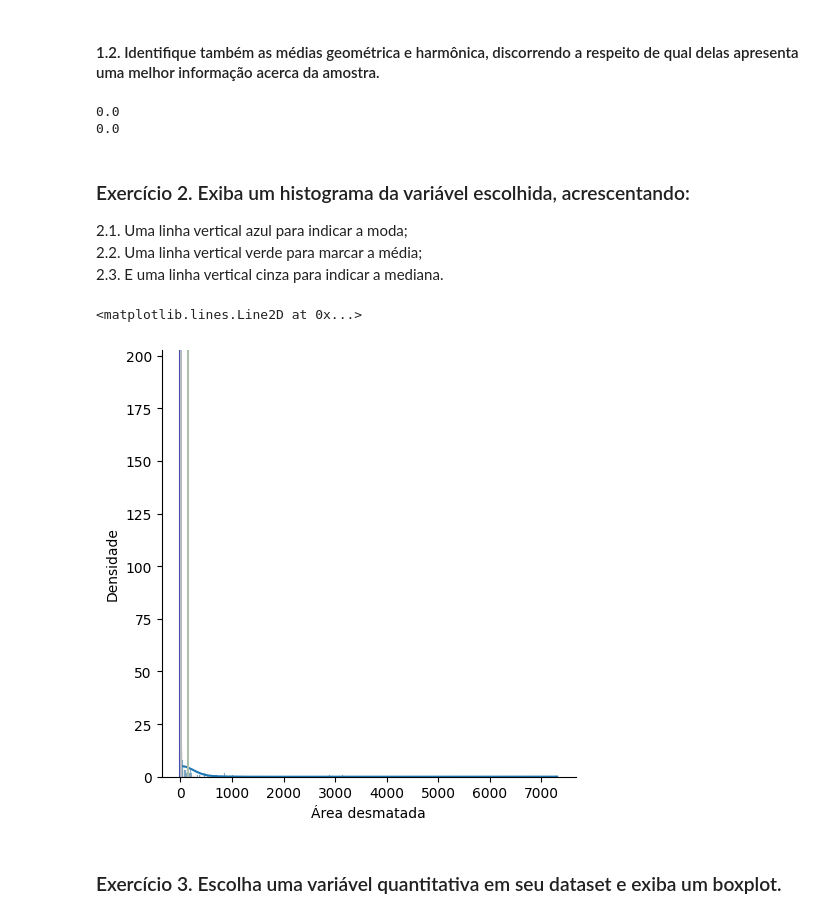
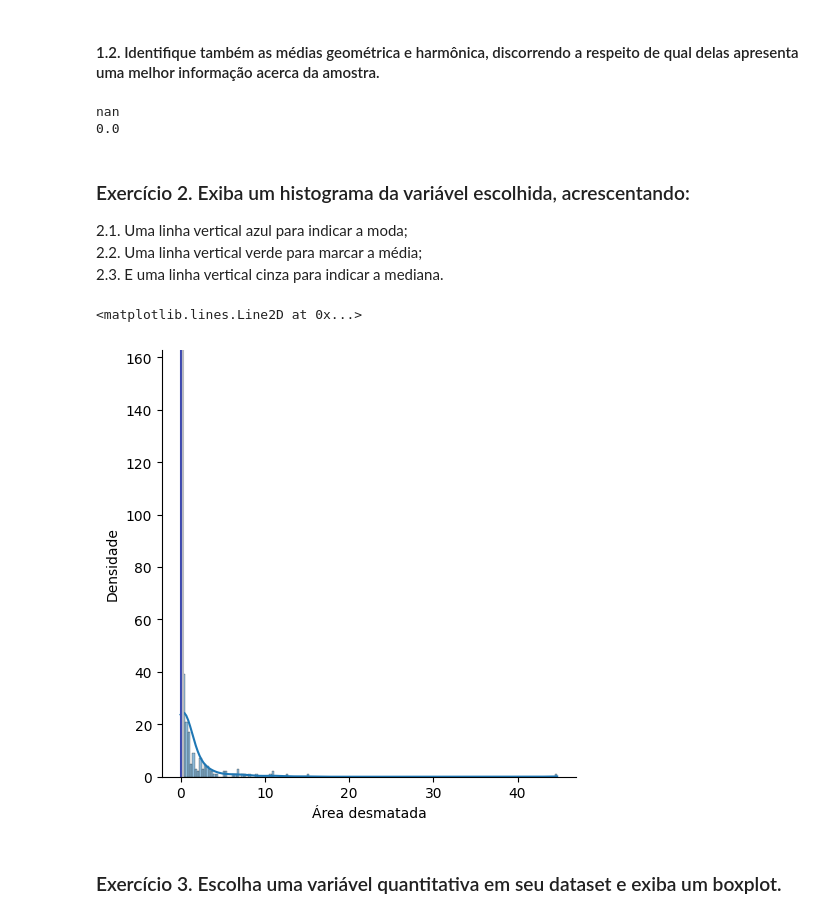
Before and after one commit to JuPLopez/JL_mba_enap, a Jupyter notebook: Estatistica_Descritiva/ED_ExercicioFinal_JuLopez.ipynb, the cells around one changed output. Saved outputs shown, nothing was run; the diff lists cells and outputs as text; code cells hidden in the pictures.

```diff
--- a/Estatistica_Descritiva/ED_ExercicioFinal_JuLopez.ipynb
+++ b/Estatistica_Descritiva/ED_ExercicioFinal_JuLopez.ipynb
@@ -306,25 +306,25 @@ Name: 2016, dtype: float64
 # %% [markdown]
 #### 1.2. Identiﬁque também as médias geométrica e harmônica, discorrendo a respeito de qual delas apresenta uma melhor informação acerca da amostra.
 # %%
-print(stats.gmean(df_baseED[2016]))}
-print(stats.hmean(df_baseED[2016]))
+print(stats.gmean(df_baseED["%Desmat"]))
+print(stats.hmean(df_baseED["%Desmat"]))
 # %% [output]
+nan
 0.0
-0.0
 # %% [markdown]
 ### Exercício 2. Exiba um histograma da variável escolhida, acrescentando:
 2.1. Uma linha vertical azul para indicar a moda;
 <br>2.2. Uma linha vertical verde para marcar a média;
 <br>2.3. E uma linha vertical cinza para indicar a mediana.
 # %%
-ax = sns.displot(df_baseED, x=2016, kde=True)
+ax = sns.displot(df_baseED, x="%Desmat", kde=True)
 ax.set(xlabel='Área desmatada', ylabel='Densidade')
-plt.axvline(x=df_baseED[2016].mode().item(), color='#3d49afff')
-plt.axvline(x=df_baseED[2016].mean(), color='#adc0a9ff')
-plt.axvline(x=df_baseED[2016].median(), color='#b9babfff')
+plt.axvline(x=df_baseED["%Desmat"].mode().item(), color='#3d49afff')
+plt.axvline(x=df_baseED["%Desmat"].mean(), color='#adc0a9ff')
+plt.axvline(x=df_baseED["%Desmat"].median(), color='#b9babfff')
 # %% [output]
 <matplotlib.lines.Line2D at 0x...>
-[figure, old version]
+[figure, new version]
 # %% [markdown]
 ### Exercício 3. Escolha uma variável quantitativa em seu dataset e exiba um boxplot.
 # %% [markdown]
```
Also changed, not shown: parts of 15 cells of this notebook, 2 other files.
